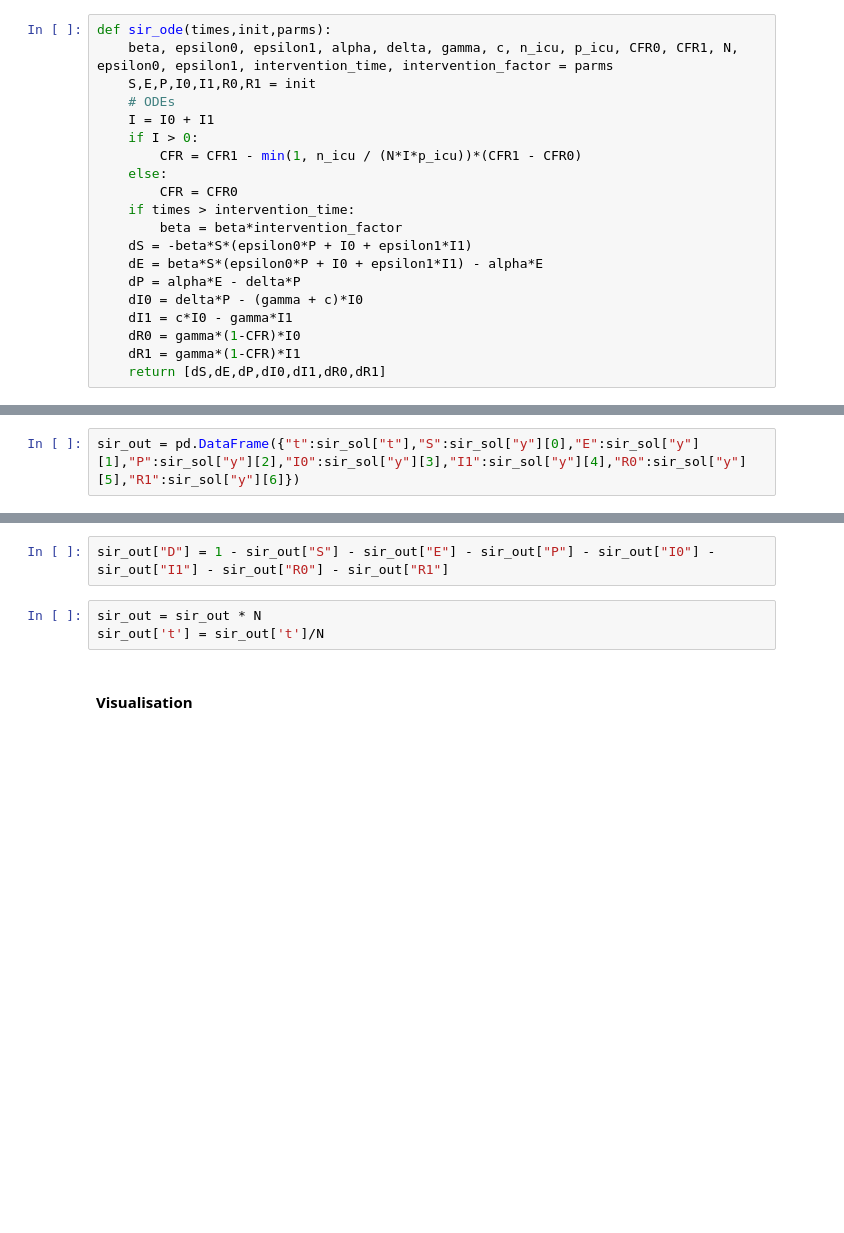
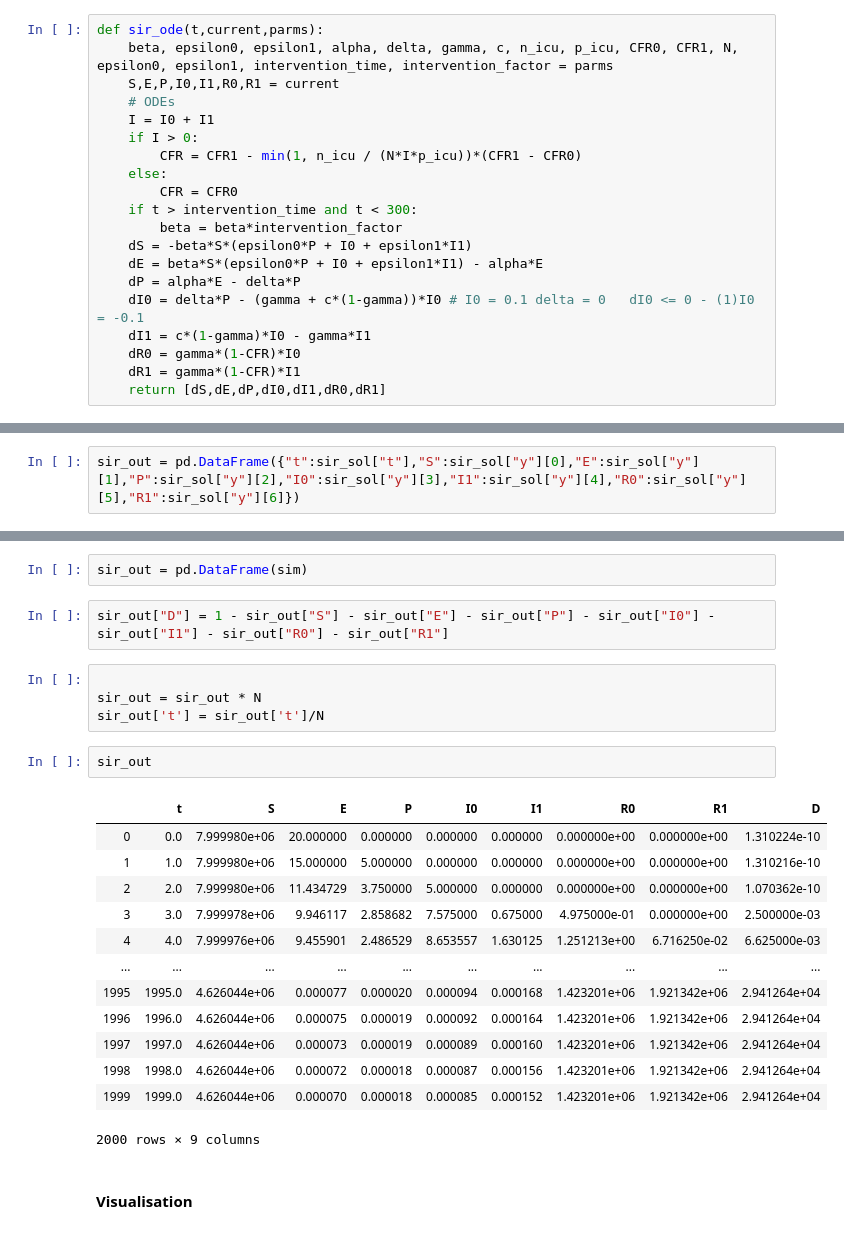
Before and after one commit to rex1fernando/coronavirus, a Jupyter notebook: model.ipynb, the cells around one changed output, grey strips where cells are left out. Drawn from its saved outputs; the diff is of its cells as text; blank space fills up the shorter version.

```diff
--- a/model.ipynb
+++ b/model.ipynb
@@ -7,22 +7,22 @@ alt.data_transformers.disable_max_rows()
 # %% [output]
 DataTransformerRegistry.enable('default')
 # %%
-def sir_ode(times,init,parms):
+def sir_ode(t,current,parms):
     beta, epsilon0, epsilon1, alpha, delta, gamma, c, n_icu, p_icu, CFR0, CFR1, N, epsilon0, epsilon1, intervention_time, intervention_factor = parms
-    S,E,P,I0,I1,R0,R1 = init
+    S,E,P,I0,I1,R0,R1 = current
     # ODEs
     I = I0 + I1
     if I > 0:
         CFR = CFR1 - min(1, n_icu / (N*I*p_icu))*(CFR1 - CFR0)
     else:
         CFR = CFR0
-    if times > intervention_time:
+    if t > intervention_time and t < 300:
         beta = beta*intervention_factor
     dS = -beta*S*(epsilon0*P + I0 + epsilon1*I1)
     dE = beta*S*(epsilon0*P + I0 + epsilon1*I1) - alpha*E
     dP = alpha*E - delta*P
-    dI0 = delta*P - (gamma + c)*I0
-    dI1 = c*I0 - gamma*I1
+    dI0 = delta*P - (gamma + c*(1-gamma))*I0 # I0 = 0.1 delta = 0   dI0 <= 0 - (1)I0 = -0.1
+    dI1 = c*(1-gamma)*I0 - gamma*I1
     dR0 = gamma*(1-CFR)*I0
     dR1 = gamma*(1-CFR)*I1
     return [dS,dE,dP,dI0,dI1,dR0,dR1]
@@ -82,8 +93,27 @@ sir_out = pd.DataFrame({"t":sir_sol["t"],"S":sir_sol["y"][0],"E":sir_sol["y"][1]
+# %%
+sir_out = pd.DataFrame(sim)
 # %%
 sir_out["D"] = 1 - sir_out["S"] - sir_out["E"] - sir_out["P"] - sir_out["I0"] - sir_out["I1"] - sir_out["R0"] - sir_out["R1"]
 # %%
+
 sir_out = sir_out * N
 sir_out['t'] = sir_out['t']/N
+# %%
+sir_out
+# %% [output]
+|  | t | S | E | P | I0 | I1 | R0 | R1 | D |
+| 0 | 0.0 | 7.999980e+06 | 20.000000 | 0.000000 | 0.000000 | 0.000000 | 0.000000e+00 | 0.000000e+00 | 1.310224e-10 |
+| 1 | 1.0 | 7.999980e+06 | 15.000000 | 5.000000 | 0.000000 | 0.000000 | 0.000000e+00 | 0.000000e+00 | 1.310216e-10 |
+| 2 | 2.0 | 7.999980e+06 | 11.434729 | 3.750000 | 5.000000 | 0.000000 | 0.000000e+00 | 0.000000e+00 | 1.070362e-10 |
+| 3 | 3.0 | 7.999978e+06 | 9.946117 | 2.858682 | 7.575000 | 0.675000 | 4.975000e-01 | 0.000000e+00 | 2.500000e-03 |
+| 4 | 4.0 | 7.999976e+06 | 9.455901 | 2.486529 | 8.653557 | 1.630125 | 1.251213e+00 | 6.716250e-02 | 6.625000e-03 |
+| ... | ... | ... | ... | ... | ... | ... | ... | ... | ... |
+| 1995 | 1995.0 | 4.626044e+06 | 0.000077 | 0.000020 | 0.000094 | 0.000168 | 1.423201e+06 | 1.921342e+06 | 2.941264e+04 |
+| 1996 | 1996.0 | 4.626044e+06 | 0.000075 | 0.000019 | 0.000092 | 0.000164 | 1.423201e+06 | 1.921342e+06 | 2.941264e+04 |
+| 1997 | 1997.0 | 4.626044e+06 | 0.000073 | 0.000019 | 0.000089 | 0.000160 | 1.423201e+06 | 1.921342e+06 | 2.941264e+04 |
+| 1998 | 1998.0 | 4.626044e+06 | 0.000072 | 0.000018 | 0.000087 | 0.000156 | 1.423201e+06 | 1.921342e+06 | 2.941264e+04 |
+| 1999 | 1999.0 | 4.626044e+06 | 0.000070 | 0.000018 | 0.000085 | 0.000152 | 1.423201e+06 | 1.921342e+06 | 2.941264e+04 |
+2000 rows × 9 columns
 # %% [markdown]
 #### Visualisation
 # %%
```
Also changed, not shown: parts of 8 cells of this notebook.
